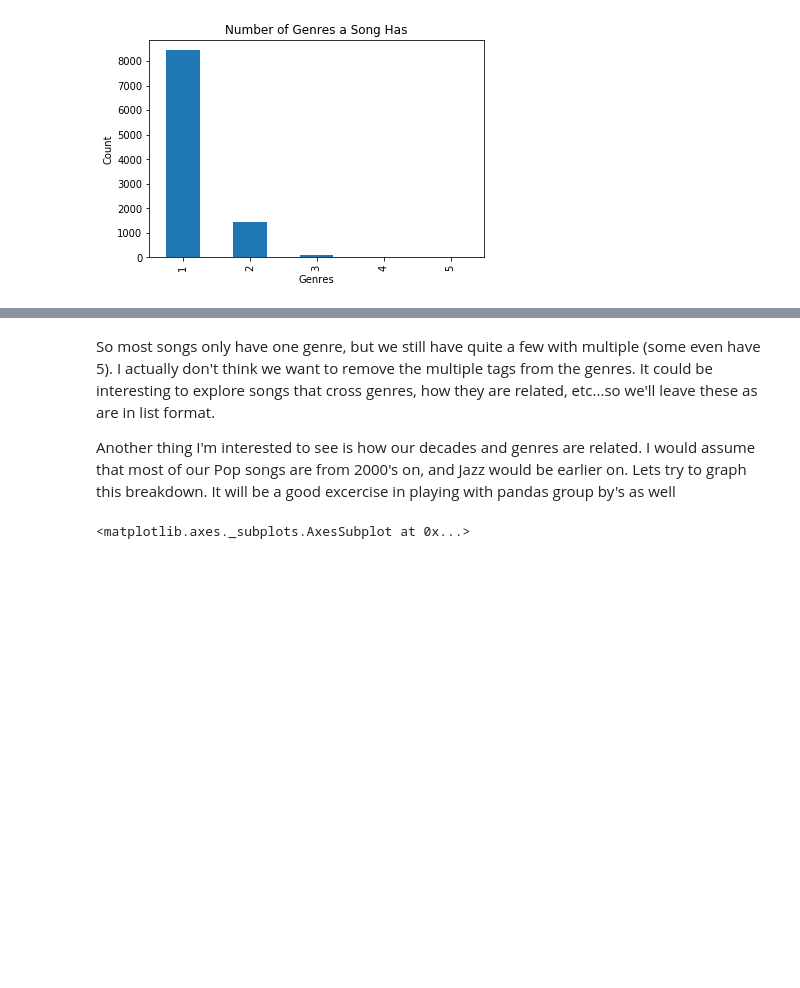
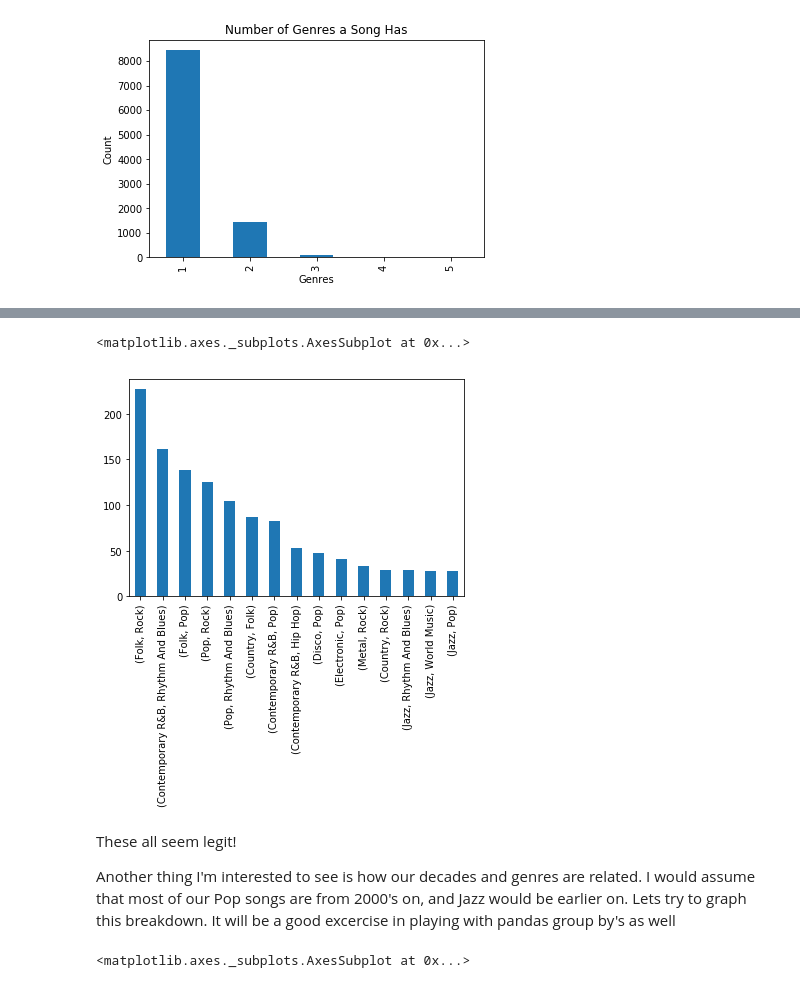
Before and after one commit to eshantarneja/chordTheoryAnalysis, a Jupyter notebook: dataCleaning/Guitar Chords Exploratory Data Analysis.ipynb, the cells around one changed output, grey strips where cells are left out. Saved outputs shown, nothing was run; the diff lists cells and outputs as text; code cells hidden in the pictures; blank space fills up the shorter version.

```diff
--- a/dataCleaning/Guitar Chords Exploratory Data Analysis.ipynb
+++ b/dataCleaning/Guitar Chords Exploratory Data Analysis.ipynb
@@ -271,5 +272,11 @@ Text(0, 0.5, 'Count')
+# %%
+df['genre']=df.genre.apply(sorted).apply(tuple)
+df[df['genre'].map(len)>1]['genre'].value_counts().sort_values(ascending=False).head(15).plot(kind='bar')
+# %% [output]
+<matplotlib.axes._subplots.AxesSubplot at 0x...>
+[figure, added]
 # %% [markdown]
-So most songs only have one genre, but we still have quite a few with multiple (some even have 5). I actually don't think we want to remove the multiple tags from the genres. It could be interesting to explore songs that cross genres, how they are related, etc...so we'll leave these as are in list format.
+These all seem legit!
 
 Another thing I'm interested to see is how our decades and genres are related. I would assume that most of our Pop songs are from 2000's on, and Jazz would be earlier on. Lets try to graph this breakdown. It will be a good excercise in playing with pandas group by's as well
 # %%
```
Also changed, not shown: parts of 66 cells of this notebook, 1 other file.
